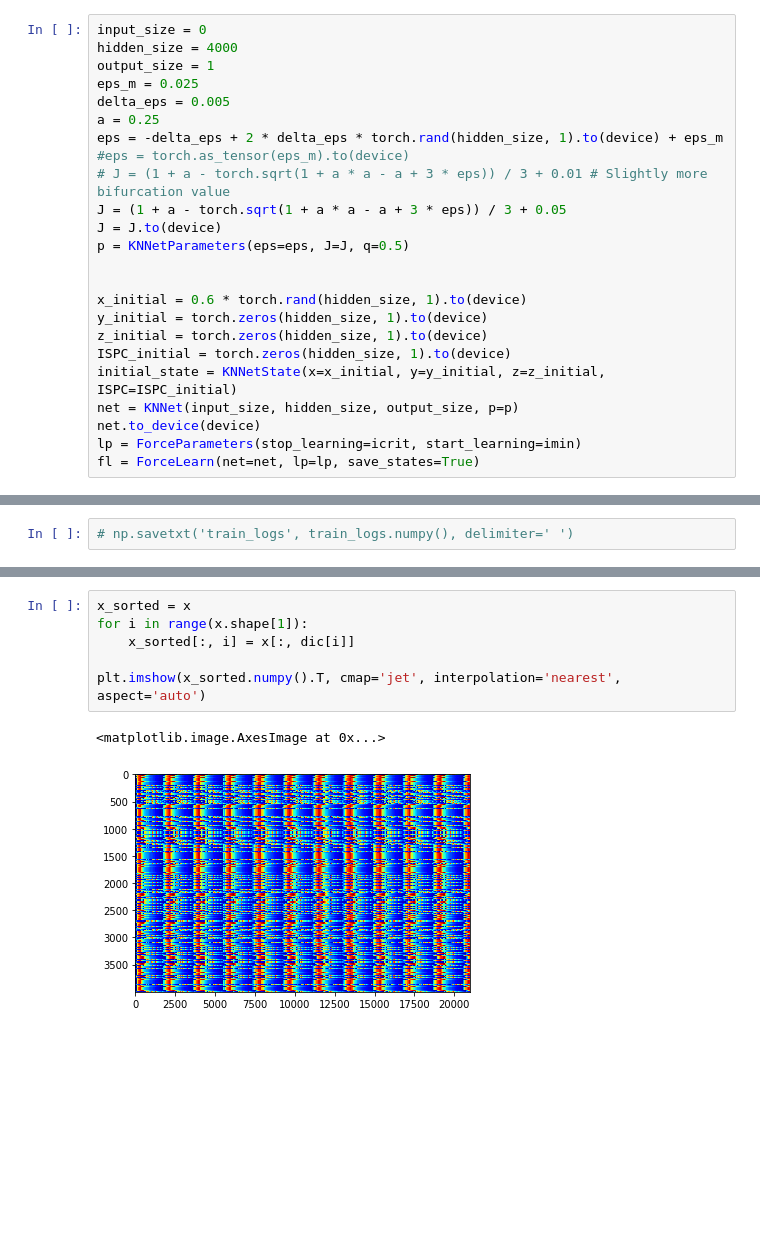
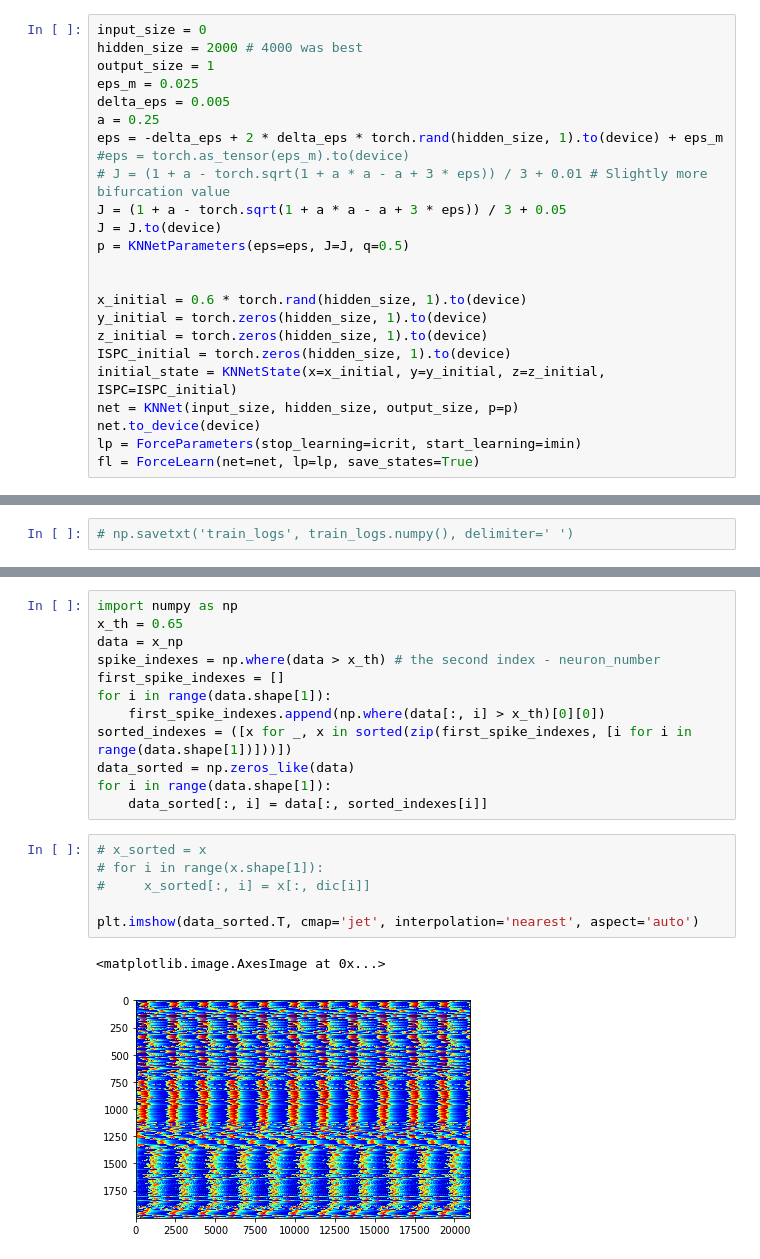
Before and after one commit to aw02m/Spiking_neural_networks, a Jupyter notebook: notebooks/first_run_target_spiking.ipynb, the cells around one changed output, grey strips where cells are left out. Drawn from its saved outputs; the diff is of its cells as text; blank space fills up the shorter version.

```diff
--- a/notebooks/first_run_target_spiking.ipynb
+++ b/notebooks/first_run_target_spiking.ipynb
@@ -43,7 +43,7 @@ print(f_out.shape)
 (21000, 1)
 # %%
 input_size = 0
-hidden_size = 4000
+hidden_size = 2000 # 4000 was best
 output_size = 1
 eps_m = 0.025
 delta_eps = 0.005
@@ -179,9 +170,21 @@ tensor(-0.2376)
+# %%
+import numpy as np
+x_th = 0.65
+data = x_np
+spike_indexes = np.where(data > x_th) # the second index - neuron_number
+first_spike_indexes = []
+for i in range(data.shape[1]):
+    first_spike_indexes.append(np.where(data[:, i] > x_th)[0][0])
+sorted_indexes = ([x for _, x in sorted(zip(first_spike_indexes, [i for i in range(data.shape[1])]))])
+data_sorted = np.zeros_like(data)
+for i in range(data.shape[1]):
+    data_sorted[:, i] = data[:, sorted_indexes[i]]
 # %%
-x_sorted = x
-for i in range(x.shape[1]):
-    x_sorted[:, i] = x[:, dic[i]]
+# x_sorted = x
+# for i in range(x.shape[1]):
+#     x_sorted[:, i] = x[:, dic[i]]
 
-plt.imshow(x_sorted.numpy().T, cmap='jet', interpolation='nearest', aspect='auto')
+plt.imshow(data_sorted.T, cmap='jet', interpolation='nearest', aspect='auto')
 # %% [output]
 <matplotlib.image.AxesImage at 0x...>
-[figure, old version]
+[figure, new version]
```
Also changed, not shown: parts of 9 cells of this notebook.
